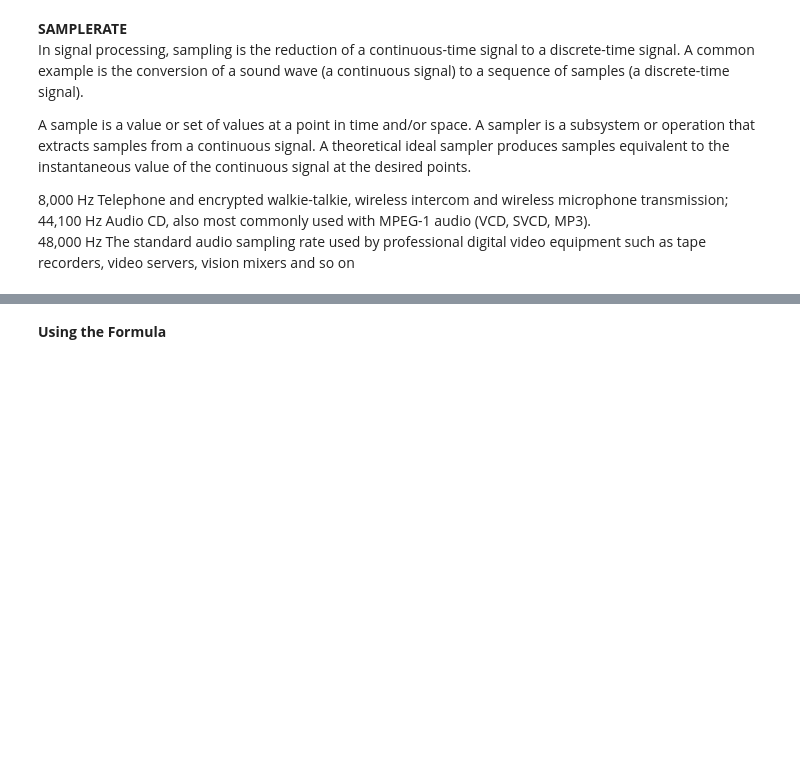
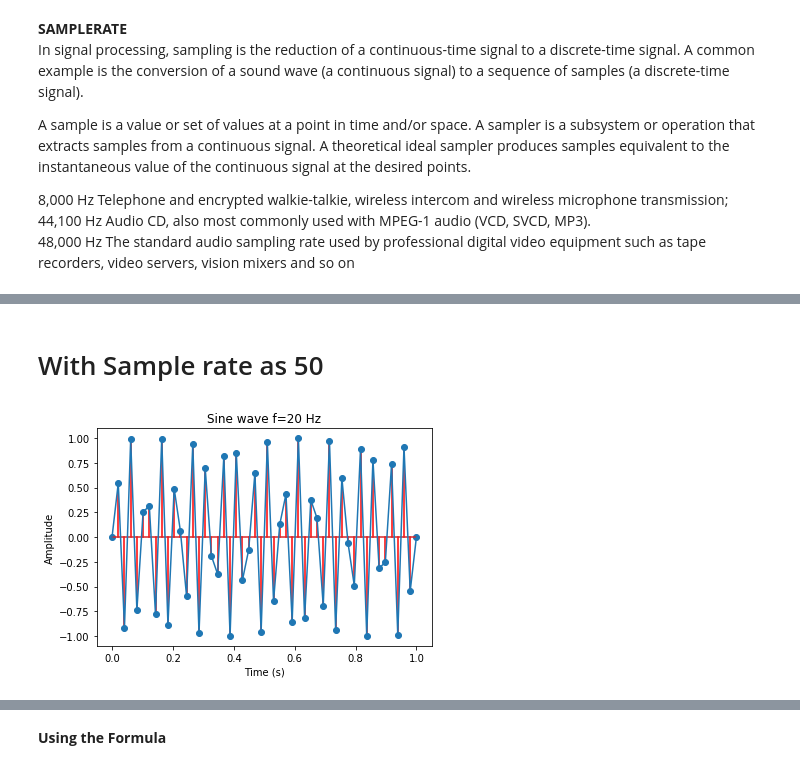
Before and after one commit to ekbanasolutions/AudioAnalysis, a Jupyter notebook: Audio Basics.ipynb, the cells around one changed output, grey strips where cells are left out. Cells and saved outputs as stored; diff of their text form; code cells hidden in the pictures; blank space fills up the shorter version.

Commit message:
adding sample rate plotting

```diff
--- a/Audio Basics.ipynb
+++ b/Audio Basics.ipynb
@@ -89,3 +89,22 @@ ipd.Audio(y, rate=sampleRate) # load a NumPy array
 # %% [output]
 [figure]
 [interactive output not drawn]
+# %% [markdown]
+# With Sample rate as 50
+# %%
+sampleRate = 50
+frequency = 20
+length = 1 #second
+
+t = np.linspace(0, length, sampleRate * length)
+x = np.sin(frequency * 2 * np.pi * t)
+
+plt.figure()
+plt.stem(t,x,'r',)
+plt.plot(t,x)
+plt.title('Sine wave f='+str(frequency)+' Hz')
+plt.xlabel('Time (s)')
+plt.ylabel('Amplitude')
+plt.show()
+# %% [output]
+[figure, added]
```
Also changed, not shown: parts of 4 cells of this notebook.
